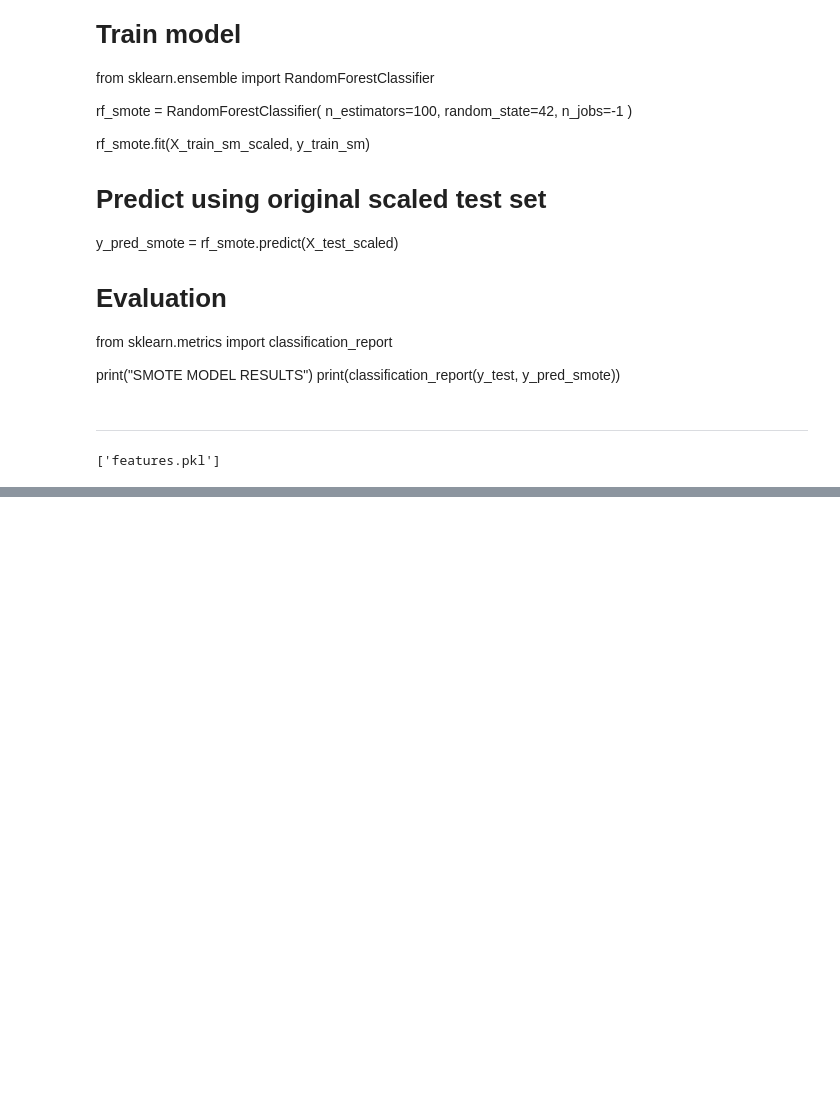
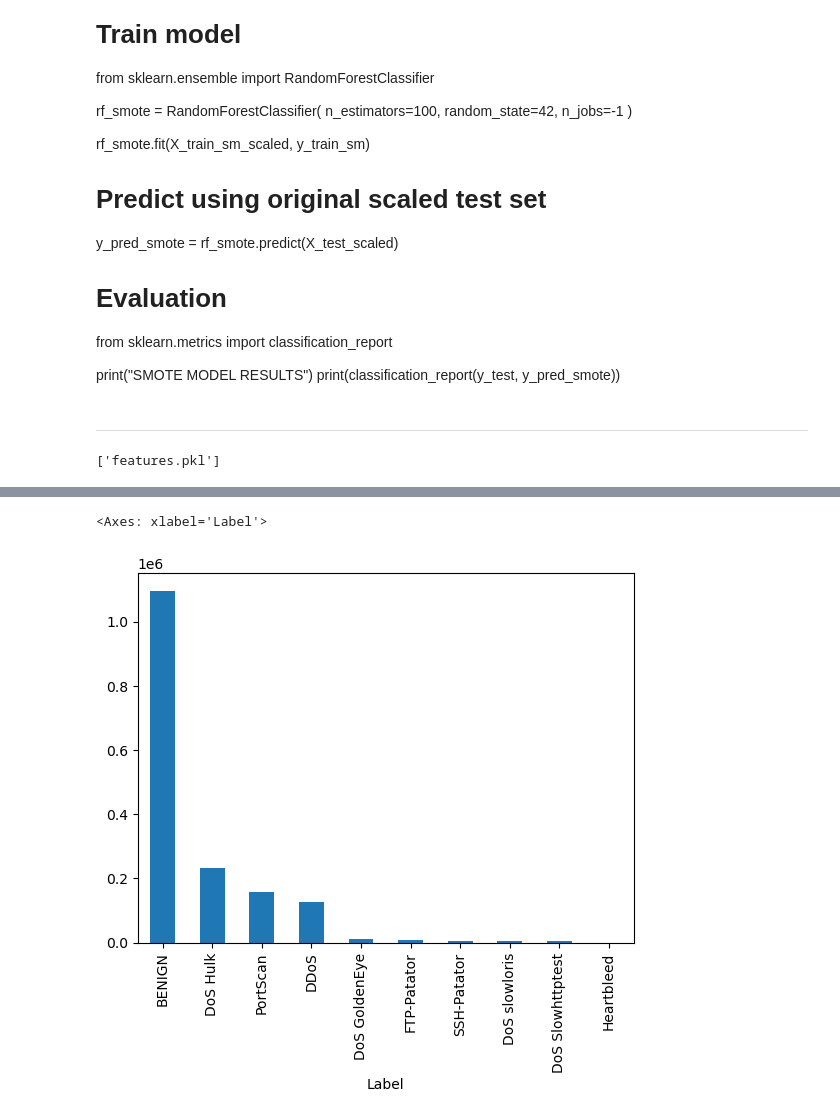
Before and after one commit to SanderSSoares/IDS-Capstone_Project, a Jupyter notebook: IDS_CA2.ipynb, the cells around one changed output, grey strips where cells are left out. Cells and saved outputs as stored; diff of their text form; code cells hidden in the pictures; blank space fills up the shorter version.

```diff
--- a/IDS_CA2.ipynb
+++ b/IDS_CA2.ipynb
@@ -1194,0 +1245,27 @@ joblib.dump(X_train.columns.tolist(), "features.pkl")
+# %%
+selected_files = [
+    'Friday-WorkingHours-Afternoon-DDos.pcap_ISCX.csv',
+    'Friday-WorkingHours-Afternoon-PortScan.pcap_ISCX.csv',
+    'Tuesday-WorkingHours.pcap_ISCX.csv',
+    'Wednesday-workingHours.pcap_ISCX.csv'
+]
+
+import pandas as pd
+import os
+
+base_path = "Datasets/CICIDS2017/"
+
+df_list = []
+
+for file in selected_files:
+    path = os.path.join(base_path, file)
+    temp_df = pd.read_csv(path)
+
+    temp_df.columns = temp_df.columns.str.strip()
+    temp_df["Source_File"] = file
+
+    df_list.append(temp_df)
+
+df_reduced = pd.concat(df_list, ignore_index=True)
+
+print(df_reduced.shape)
@@ -1194,0 +1296,5 @@ joblib.dump(X_train.columns.tolist(), "features.pkl")
+# %%
+df_reduced['Label'].value_counts().plot(kind='bar')
+# %% [output]
+<Axes: xlabel='Label'>
+[figure, added]
```
Also changed, not shown: parts of 9 cells of this notebook.
